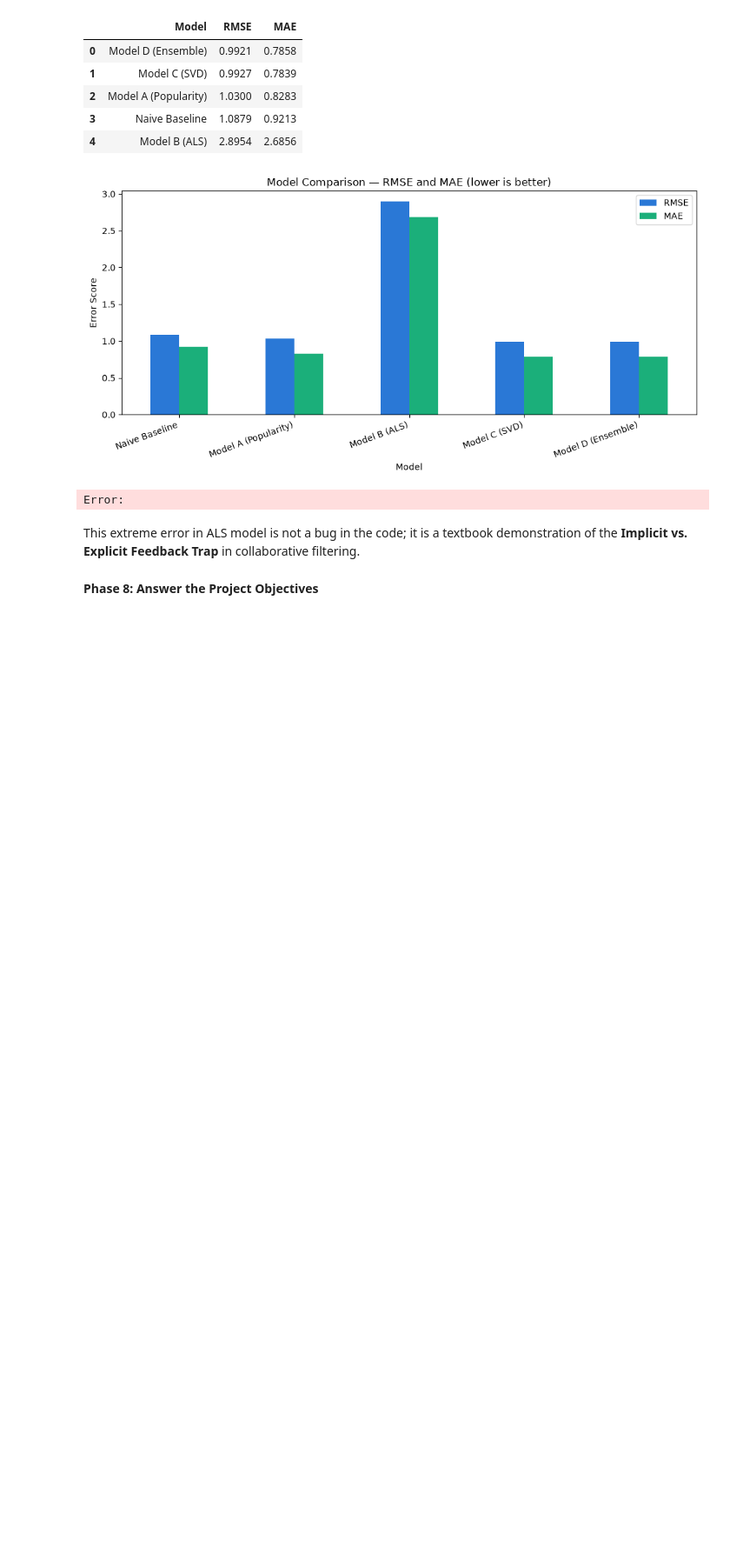
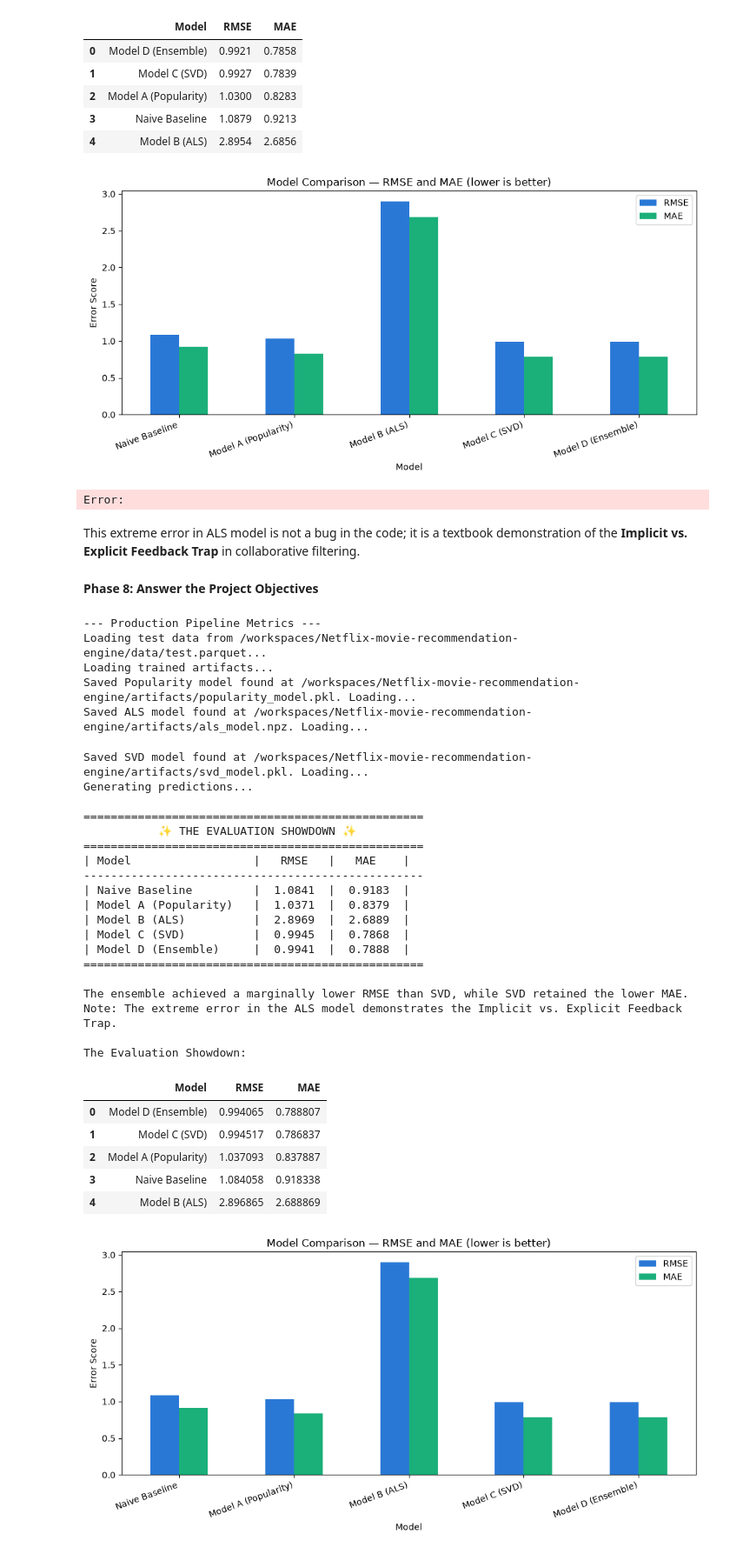
Before and after one commit to offbeatash/Netflix-movie-recommendation-engine, a Jupyter notebook: notebooks/Netflix-project.ipynb, the cells around one changed output. Shown at 87% size. Cells and saved outputs as stored; diff of their text form; code cells hidden in the pictures; blank space fills up the shorter version.

```diff
--- a/notebooks/Netflix-project.ipynb
+++ b/notebooks/Netflix-project.ipynb
@@ -1946,3 +429,65 @@ demo.launch(share=True, inline=False)
+# %%
+import sys
+import pandas as pd
+import matplotlib.pyplot as plt
+from pathlib import Path
+
+#connects the notebook to the production src/ package
+project_root = Path.cwd().parent
+if str(project_root) not in sys.path:
+    sys.path.append(str(project_root))
+
+from src.evaluation.metrics import evaluate_models
+
+print("--- Production Pipeline Metrics ---")
+results = evaluate_models()
+
+
+#Bar chart
+ax = results.set_index("Model")[["RMSE", "MAE"]].plot(
+    kind="bar",
+    figsize=(10, 5),
+    color=["#2a78d6", "#1baf7a"],
+    edgecolor="none"
+)
+plt.title("Model Comparison — RMSE and MAE (lower is better)")
+plt.ylabel("Error Score")
+plt.xticks(rotation=20, ha="right")
+plt.legend(loc="upper right")
+plt.tight_layout()
+plt.show()
+# %% [output]
+--- Production Pipeline Metrics ---
+Loading test data from /workspaces/Netflix-movie-recommendation-engine/data/test.parquet...
+Loading trained artifacts...
+Saved Popularity model found at /workspaces/Netflix-movie-recommendation-engine/artifacts/popularity_model.pkl. Loading...
+Saved ALS model found at /workspaces/Netflix-movie-recommendation-engine/artifacts/als_model.npz. Loading...
+Saved SVD model found at /workspaces/Netflix-movie-recommendation-engine/artifacts/svd_model.pkl. Loading...
+Generating predictions...
+
+==================================================
+           ✨ THE EVALUATION SHOWDOWN ✨
+==================================================
+| Model                  |   RMSE   |   MAE    |
+--------------------------------------------------
+| Naive Baseline         |  1.0841  |  0.9183  |
+| Model A (Popularity)   |  1.0371  |  0.8379  |
+| Model B (ALS)          |  2.8969  |  2.6889  |
+| Model C (SVD)          |  0.9945  |  0.7868  |
+| Model D (Ensemble)     |  0.9941  |  0.7888  |
+==================================================
+
+The ensemble achieved a marginally lower RMSE than SVD, while SVD retained the lower MAE.
+Note: The extreme error in the ALS model demonstrates the Implicit vs. Explicit Feedback Trap.
+
+The Evaluation Showdown:
+|  | Model | RMSE | MAE |
+| 0 | Model D (Ensemble) | 0.994065 | 0.788807 |
+| 1 | Model C (SVD) | 0.994517 | 0.786837 |
+| 2 | Model A (Popularity) | 1.037093 | 0.837887 |
+| 3 | Naive Baseline | 1.084058 | 0.918338 |
+| 4 | Model B (ALS) | 2.896865 | 2.688869 |
+[figure, added]
 # %% [markdown]
 ## Phase 9 — Project Summary & Business Answers
 ### Objective 1 — Most popular and most liked genre
```
Also changed, not shown: parts of 46 cells of this notebook, 12 other files.
